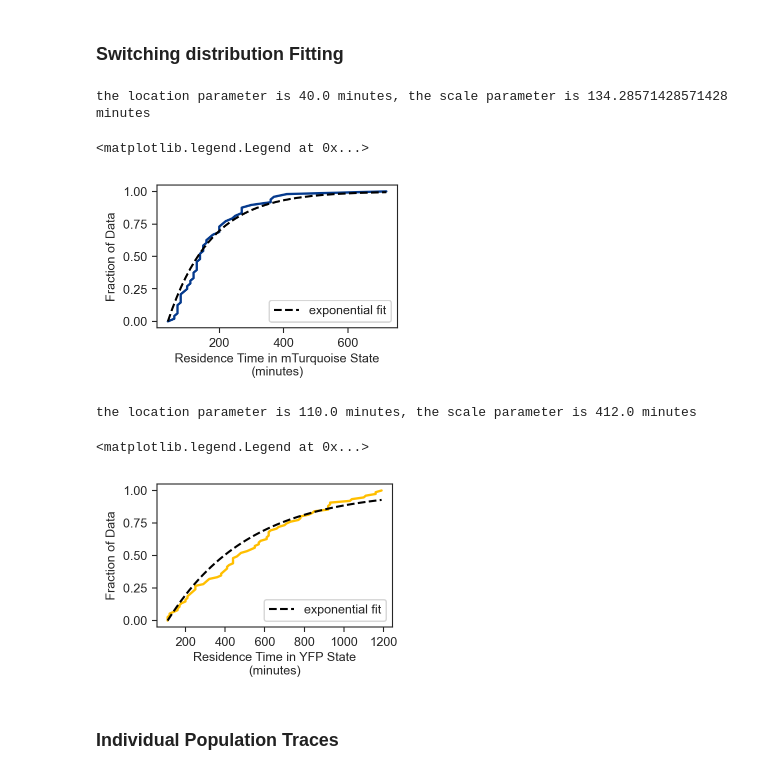
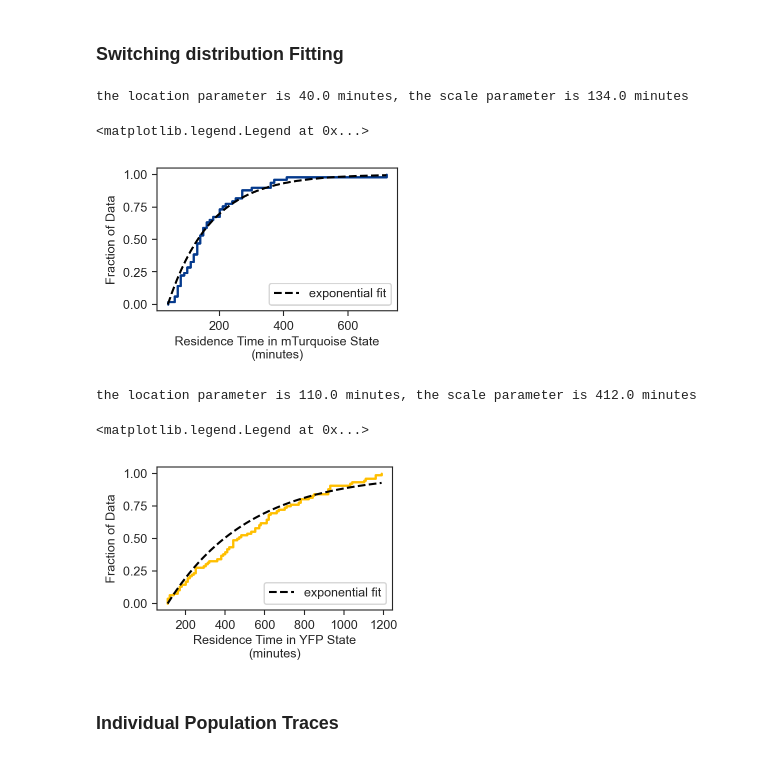
Before and after one commit to mkratz/Phase-variation, a Jupyter notebook: Analysis/MM_notebook.ipynb, the cells around one changed output. Drawn from its saved outputs; the diff is of its cells as text; code cells hidden in the pictures.

```diff
--- a/Analysis/MM_notebook.ipynb
+++ b/Analysis/MM_notebook.ipynb
@@ -367,24 +367,24 @@ Time to 95% SS is 18.333333333333332 hours
 # %%
 m=9/16
 fig,ax = plt.subplots(1,1,figsize=(0.8*7*m,0.8*5*m))
-plt.plot(np.sort(to_yellow*10), np.linspace(0, 1, len(to_yellow), endpoint=True),lw=3*m,c='#053a8d')
+plt.plot(x_y*10,y_y,lw=3*m,c='#053a8d')
 plt.xlabel('Residence Time in mTurquoise State\n(minutes)', family='Arial',size=16*m,labelpad=5*m)
 plt.ylabel('Fraction of Data', family='Arial',size=16*m,labelpad=7*m)
 ax.tick_params(axis='both', which='major', labelsize=16*m)
 plt.tight_layout()
 t_range = np.linspace(10*np.min(to_yellow),10*np.max(to_yellow))
 l,b = st.expon.fit(to_yellow*10)
 print(f'the location parameter is {l} minutes, the scale parameter is {np.round(b)} minutes')
 plt.plot(t_range,st.expon.cdf(t_range,loc=l,scale=b),c='k',ls='--',label=f'exponential fit')
 ax.legend(fontsize=16*m)
 # %% [output]
-the location parameter is 40.0 minutes, the scale parameter is 134.28571428571428 minutes
+the location parameter is 40.0 minutes, the scale parameter is 134.0 minutes
 <matplotlib.legend.Legend at 0x...>
-[figure, old version]
+[figure, new version]
 # %%
 m=9/16
 fig,ax = plt.subplots(1,1,figsize=(0.8*7*m,0.8*5*m))
-plt.plot(np.sort(to_blue*10), np.linspace(0, 1, len(to_blue), endpoint=True),lw=3*m,c='#ffbf00')
+plt.plot(x_b*10,y_b,lw=3*m,c='#ffbf00')
 plt.xlabel('Residence Time in YFP State\n(minutes)', family='Arial',size=16*m,labelpad=5*m)
 plt.ylabel('Fraction of Data', family='Arial',size=16*m,labelpad=7*m)
 ax.tick_params(axis='both', which='major', labelsize=16*m)
@@ -397,7 +397,7 @@ ax.legend(fontsize=16*m,loc=4)
 # %% [output]
 the location parameter is 110.0 minutes, the scale parameter is 412.0 minutes
 <matplotlib.legend.Legend at 0x...>
-[figure, old version]
+[figure, new version]
 # %% [markdown]
 ### Individual Population Traces
 # %%
```
